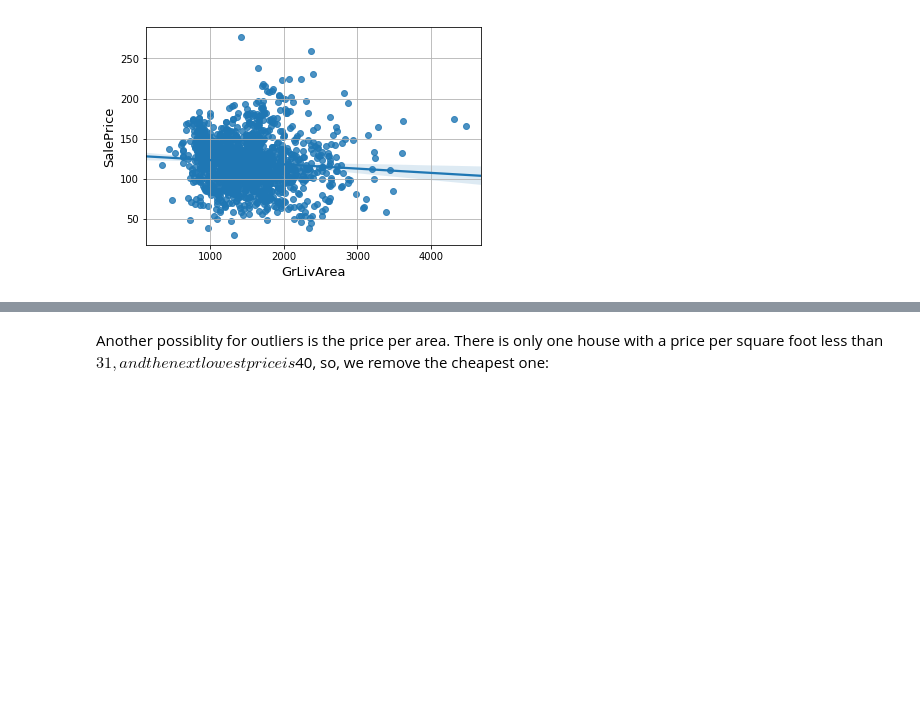
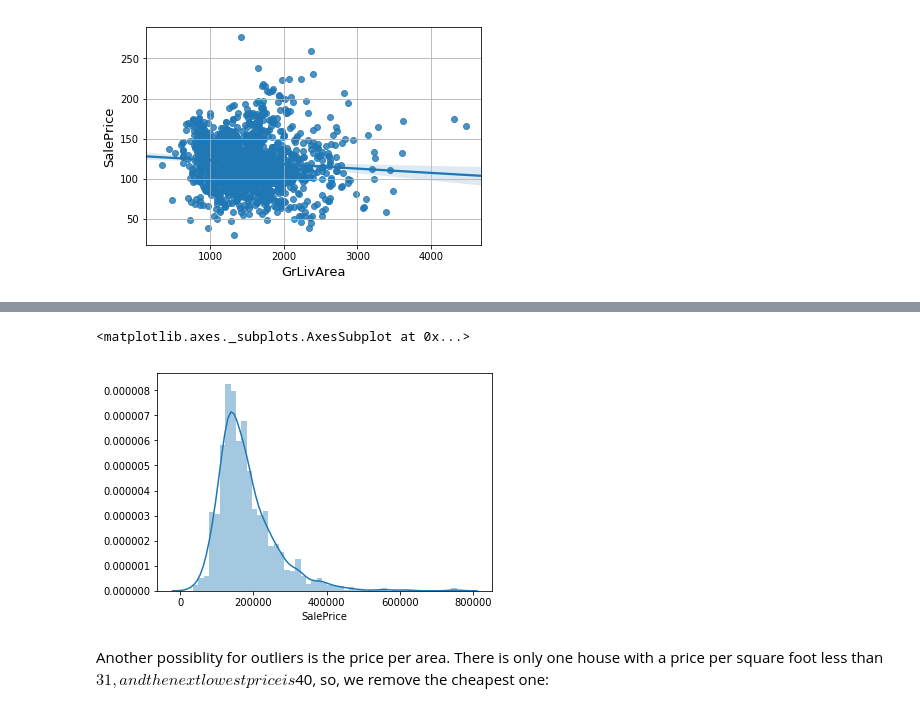
Before and after one commit to hamedrazavi/house_price_prediction_kaggle, a Jupyter notebook: house_prices_prediction_kaggle.ipynb, the cells around one changed output, grey strips where cells are left out. Saved outputs shown, nothing was run; the diff lists cells and outputs as text; code cells hidden in the pictures; blank space fills up the shorter version.

```diff
--- a/house_prices_prediction_kaggle.ipynb
+++ b/house_prices_prediction_kaggle.ipynb
@@ -288,3 +352,8 @@ Text(0.5,0,'GrLivArea')
+# %%
+sns.distplot(trData['SalePrice'])
+# %% [output]
+<matplotlib.axes._subplots.AxesSubplot at 0x...>
+[figure, added]
 # %% [markdown]
 Another possiblity for outliers is the price per area. There is only one house with a price per square foot less than $31, and the next lowest price is $40, so, we remove the cheapest one:
 # %%
```
Also changed, not shown: parts of 25 cells of this notebook.
